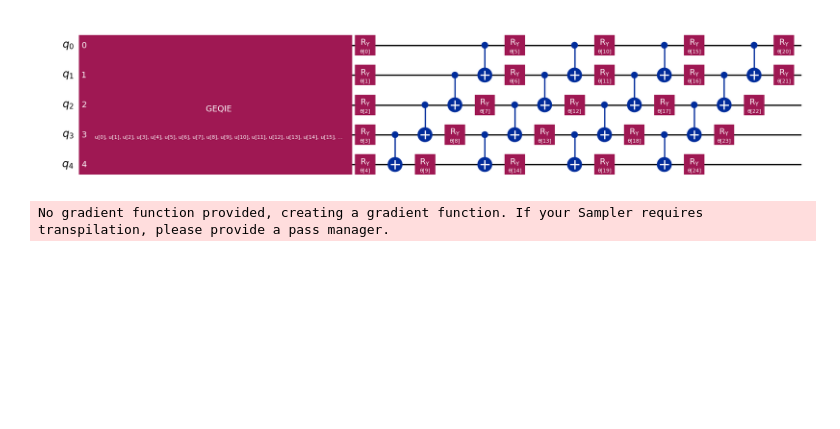
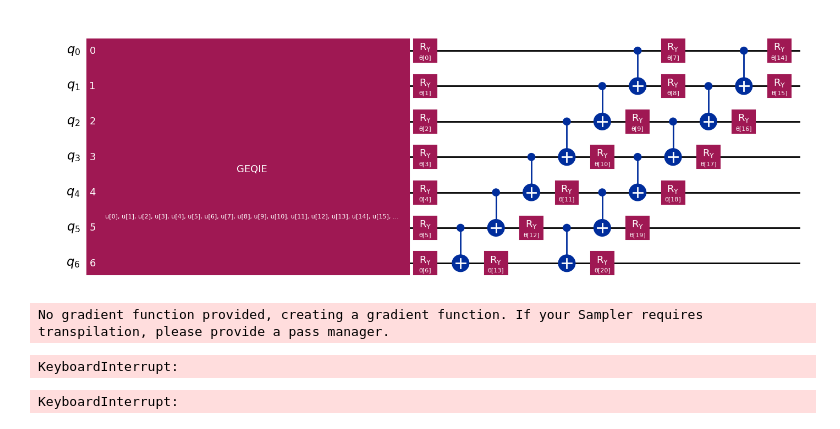
Before and after one commit to merQlab/geqie, a Jupyter notebook: geqie-qml/src/geqie_qml_vqc_layer.ipynb, the cells around one changed output. Saved outputs shown, nothing was run; the diff lists cells and outputs as text; code cells hidden in the pictures; blank space fills up the shorter version.

Commit message:
Sympy test

```diff
--- a/geqie-qml/src/geqie_qml_vqc_layer.ipynb
+++ b/geqie-qml/src/geqie_qml_vqc_layer.ipynb
@@ -12,25 +21,28 @@ from qiskit_machine_learning.neural_networks import SamplerQNN
 
 import geqie_qml
 # %%
-N_QUBITS = 5
+N_QUBITS = 7
 N_CLASSES = 10
-N_LAYERS = 4
+N_LAYERS = 2
 # %%
-pqc = qiskit.QuantumCircuit(N_QUBITS)
 geqie_layer = geqie_qml.GEQIELayer(N_QUBITS)
-test_ansatz = real_amplitudes(N_QUBITS, reps=N_LAYERS)
+test_ansatz = qiskit_circuits.real_amplitudes(N_QUBITS, reps=N_LAYERS)
+qnn, input_params, weight_params = qiskit_ml_circuits.qnn_circuit(
+    feature_map=geqie_layer,
+    ansatz=test_ansatz,
+)
 
-pqc.compose(geqie_layer, pqc.qubits, inplace=True)
-pqc.compose(test_ansatz, pqc.qubits, inplace=True)
-pqc.draw("mpl")
+qnn.draw("mpl")
 # %% [output]
-[figure, old version]
+[figure, new version]
 # %%
-sampler = SamplerQNN(
-    circuit=pqc,
-    input_params=geqie_layer.parameters,
-    weight_params=test_ansatz.parameters,
+sampler = qiskit_ml_nn.SamplerQNN(
+    circuit=qnn,
+    input_params=input_params,
+    weight_params=weight_params,
+    sparse=True,
     input_gradients=True,
 )
 # %% [output]
 No gradient function provided, creating a gradient function. If your Sampler requires transpilation, please provide a pass manager.
+KeyboardInterrupt:
@@ -39,3 +49,21 @@ data = torch.DataLoader("data/train", batch_size=32, shuffle=True)
+# %%
+def z_observable(n, i):
+    label = ["I"] * n
+    label[n - 1 - i] = "Z"
+    return qiskit_quantum_info.SparsePauliOp.from_list([("".join(label), 1.0)])
+
+observables = [z_observable(N_QUBITS, i) for i in range(N_QUBITS)]
+
+estimator = qiskit_ml_nn.EstimatorQNN(
+    circuit=qnn,
+    input_params=input_params,
+    weight_params=weight_params,
+    # observables=observables,
+    gradient=qiskit_ml_gradients.SPSAEstimatorGradient(estimator=qiskit_primitives.StatevectorEstimator()),
+    # input_gradients=True,
+)
+# %% [output]
+KeyboardInterrupt:
 # %%
 model = nn.Sequential(
     nn.Flatten(),
```
Also changed, not shown: parts of 8 cells of this notebook, 7 other files.
